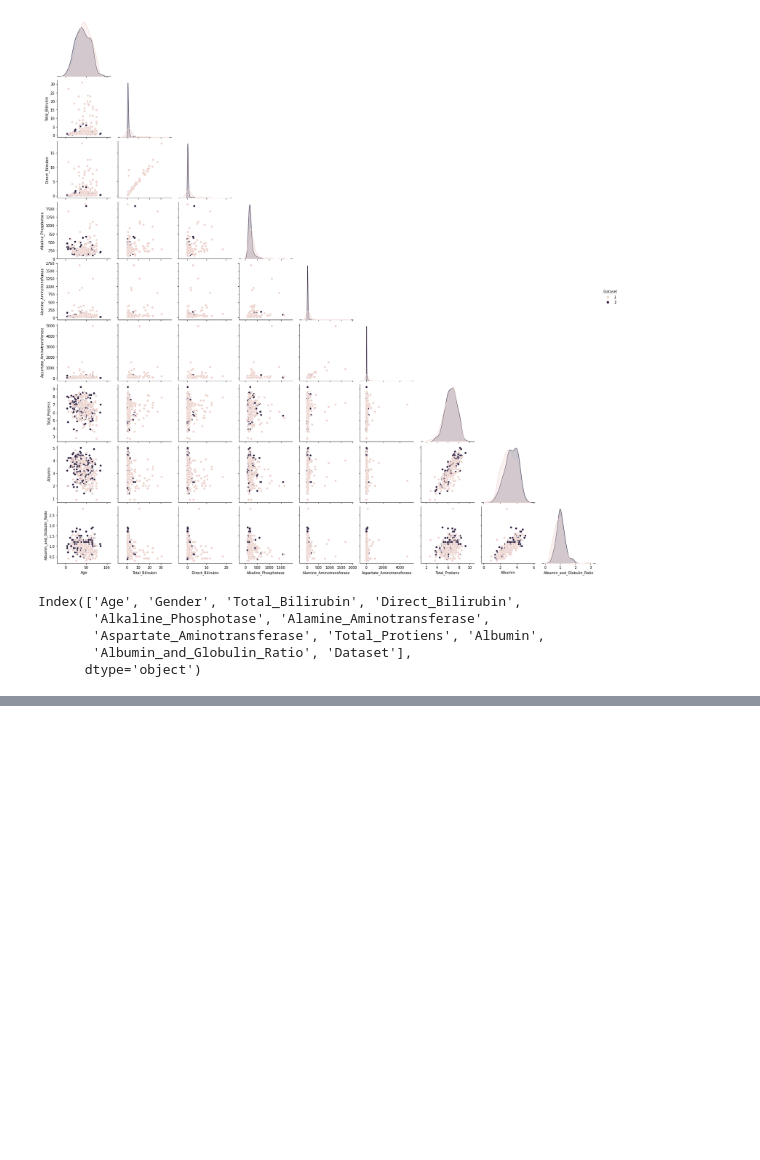
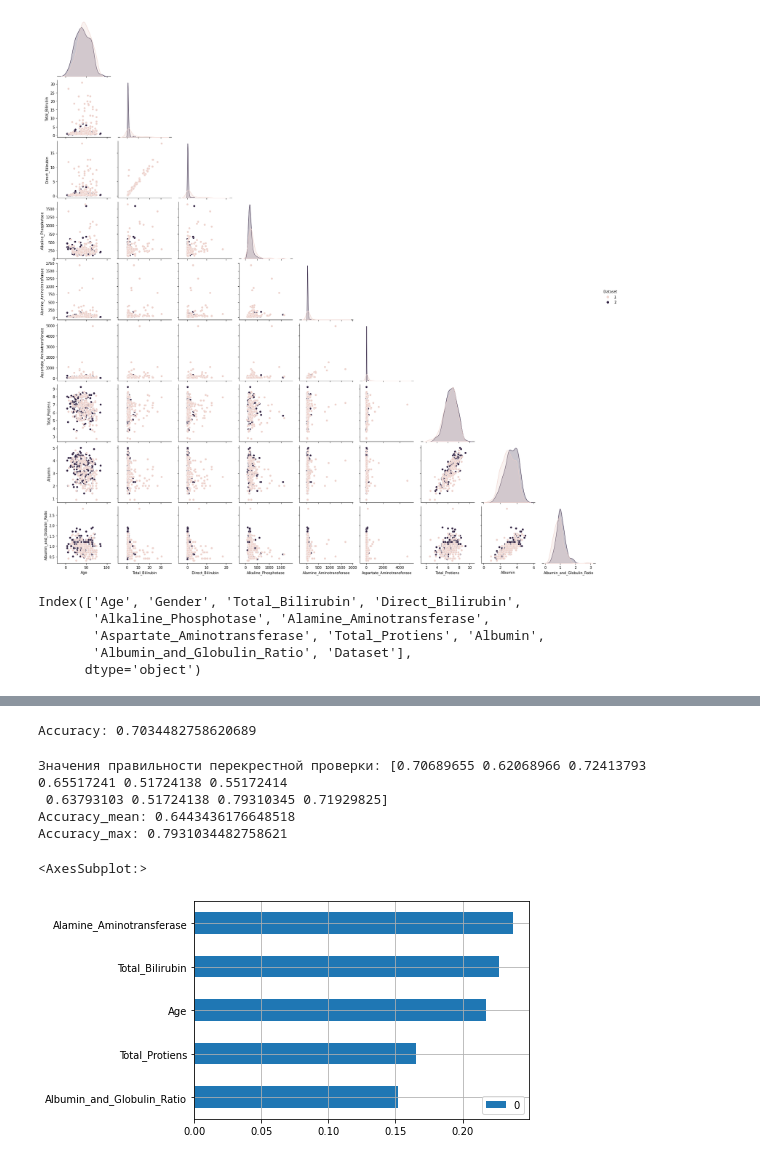
Before and after one commit to CactysFedya/ML, a Jupyter notebook: Classifier.ipynb, the cells around one changed output, grey strips where cells are left out. Saved outputs shown, nothing was run; the diff lists cells and outputs as text; code cells hidden in the pictures; blank space fills up the shorter version.

```diff
--- a/Classifier.ipynb
+++ b/Classifier.ipynb
@@ -130,0 +296,4 @@ Accuracy: 0.6626506024096386
+# %%
+# Дерево решений
+from sklearn.tree import DecisionTreeClassifier
+dtc = DecisionTreeClassifier().fit(x_train, y_train)
@@ -130,0 +311,27 @@ Accuracy: 0.6626506024096386
+# %%
+accuracy_dtc = accuracy_score(y_test, dtc_predictions)
+print(f'Accuracy: {accuracy_dtc}')
+# %% [output]
+Accuracy: 0.7034482758620689
+# %%
+# Перекрестная проверка
+kfold = StratifiedKFold(n_splits=10)
+scores_dtc = cross_val_score(dtc, priznaki, response, cv = kfold)
+
+print("Значения правильности перекрестной проверки: {}".format(scores_dtc))
+
+print(f'Accuracy_mean: {scores_dtc.mean()}')
+print(f'Accuracy_max: {scores_dtc.max()}')
+# %% [output]
+Значения правильности перекрестной проверки: [0.70689655 0.62068966 0.72413793 0.65517241 0.51724138 0.55172414
+ 0.63793103 0.51724138 0.79310345 0.71929825]
+Accuracy_mean: 0.6443436176648518
+Accuracy_max: 0.7931034482758621
+# %%
+# Важность признаков в модели
+dtc.fit(priznaki,response)
+(pd.DataFrame(dtc.feature_importances_,index = collist).sort_values(by=0).
+ plot(kind='barh',grid=True))
+# %% [output]
+<AxesSubplot:>
+[figure, added]
```
Also changed, not shown: parts of 53 cells of this notebook.
